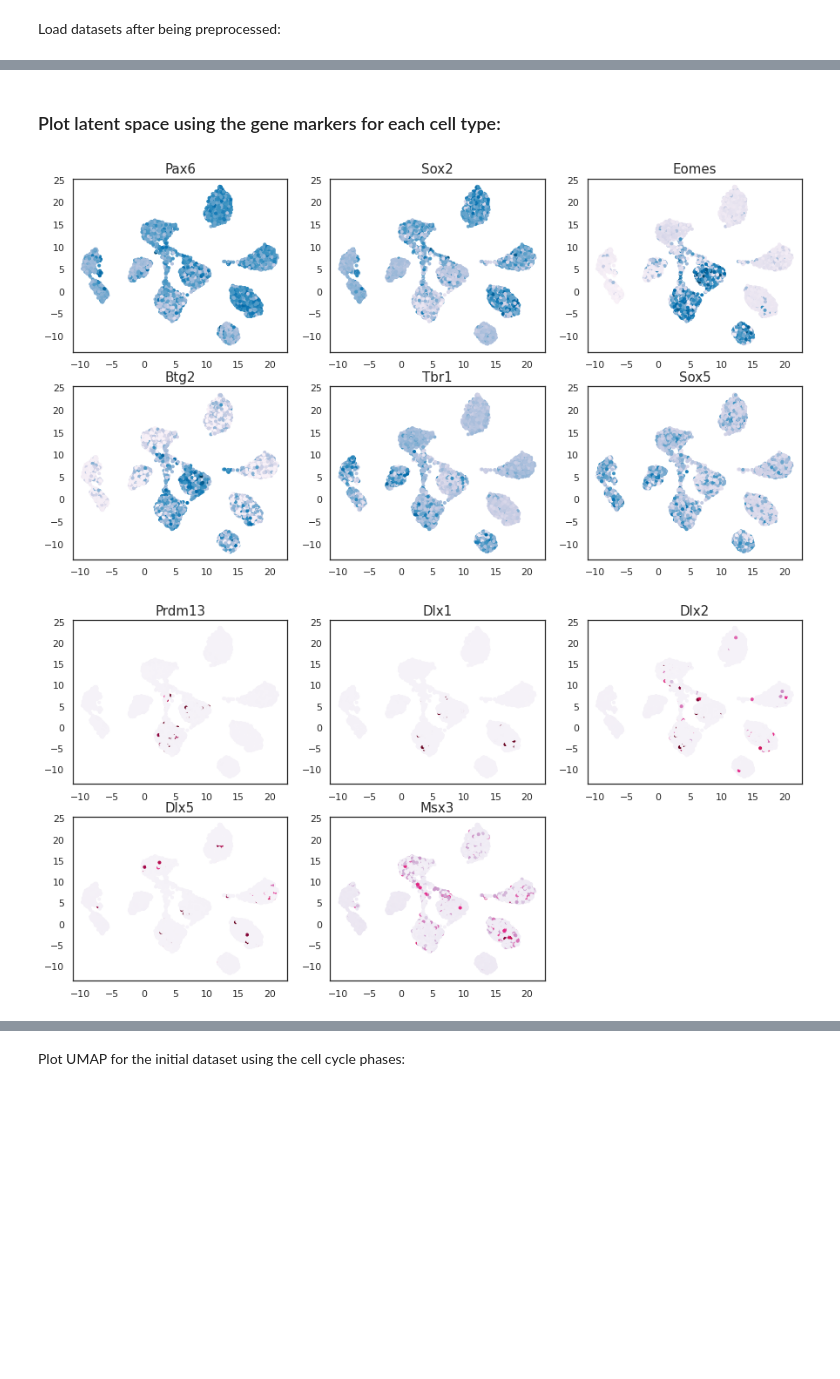
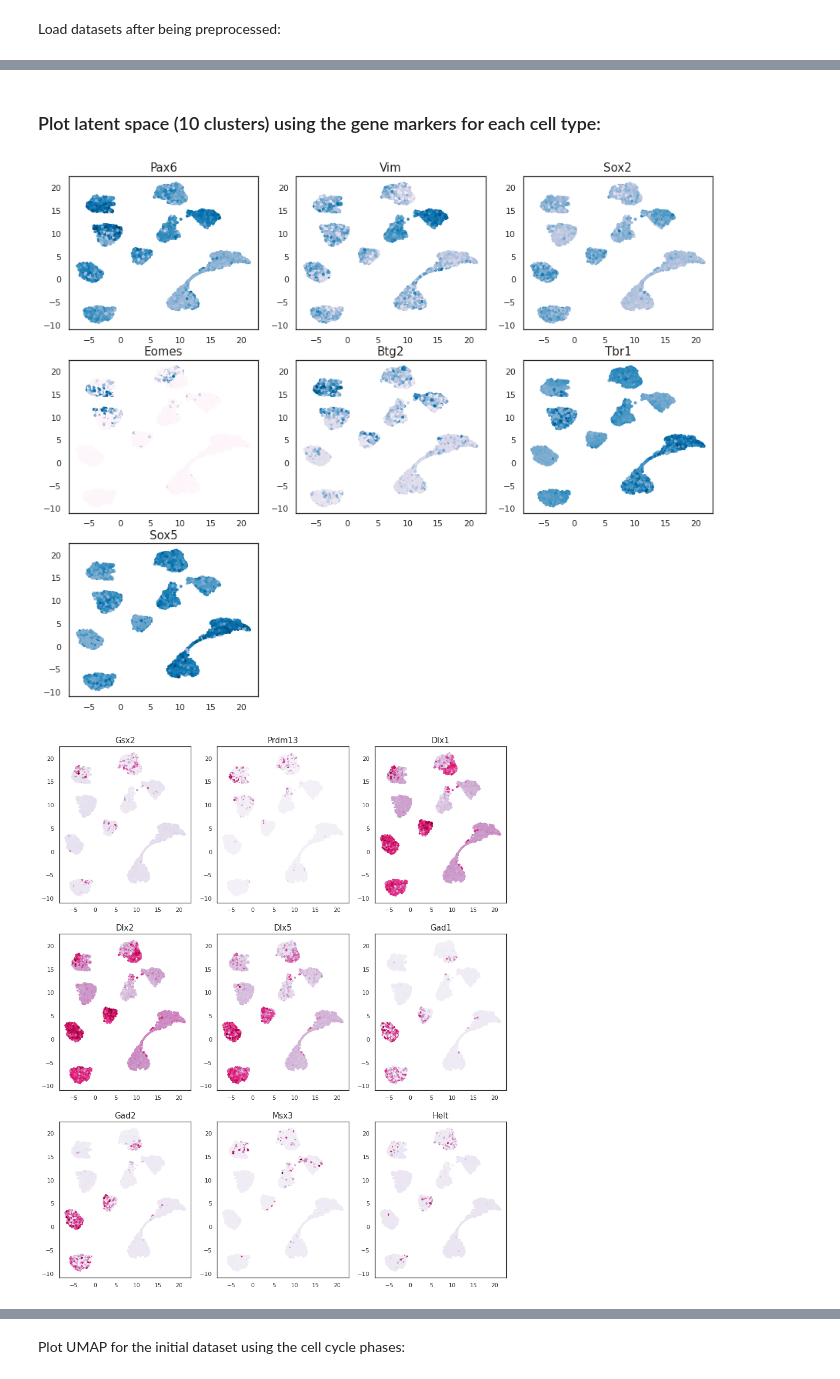
Before and after one commit to marinapts/dissertation_single_cell, a Jupyter notebook: scDeepCluster/latent_space.ipynb, the cells around one changed output, grey strips where cells are left out. Saved outputs shown, nothing was run; the diff lists cells and outputs as text; code cells hidden in the pictures; blank space fills up the shorter version.

```diff
--- a/scDeepCluster/latent_space.ipynb
+++ b/scDeepCluster/latent_space.ipynb
@@ -22,7 +22,8 @@ label2num = {
     'Neural progenitors': 1,
     'Intermediate progenitors': 2,
     'Post-mitotic neurons': 3,
-    'Ectopic cells': 4
+    'Ectopic cells': 4,
+    'Unknown': 5
 }
 
 num2label = {v: k for k, v in label2num.items()}  # reverse mapping
@@ -65,0 +47,3 @@ Intermediate progenitors 255
+# %%
+dataset = 'E14_hom'
+adata, labels, bottleneck_10 = get_all_data(dataset)
@@ -114,7 +104,7 @@ def plot_umap_for_markers(embedding, orig_data, labels, n_neighbors=5, min_dist=
                           metric='euclidean', title='', cmap='tab10', show_legend=True):
 
     len_labels = len(labels)
-    fig_size = (15, 30) if len_labels < 10 else (15, 45)
+    fig_size = (15, 30) if len_labels < 10 else (15, 70)
     fig = plt.figure(figsize=fig_size)
 
     # Create subplots
@@ -206,0 +156,8 @@ draw_umap(E13_bottleneck, E13_annotations, embedding=E13_bottleneck_embedding,
+# %%
+bottleneck_embedding = fit_umap(bottleneck_10, n_neighbors=15, min_dist=0.7)
+draw_umap(bottleneck_10, annotations, embedding=bottleneck_embedding,
+          n_neighbors=15, min_dist=0.9, title=dataset+' - latent space with cellassign annotations')
+
+leiden_annotations = adata.obs['leiden_annotations'].map(label2num).tolist()
+draw_umap(bottleneck_10, leiden_annotations, embedding=bottleneck_embedding,
+          n_neighbors=15, min_dist=0.9, title=dataset+' - latent space with DE manual annotations')
@@ -207,8 +188,8 @@ draw_umap(E13_bottleneck, E13_annotations, embedding=E13_bottleneck_embedding,
 # %% [markdown]
-### Plot latent space using the gene markers for each cell type:
+### Plot latent space (10 clusters) using the gene markers for each cell type:
 # %%
-plot_umap_for_markers(E13_bottleneck_embedding, E13, main_cell_types, cmap='PuBu')
-plot_umap_for_markers(E13_bottleneck_embedding, E13, marker_genes['ectopic'], cmap='PuRd')
+plot_umap_for_markers(bottleneck_embedding, adata, main_cell_types, cmap='PuBu')
+plot_umap_for_markers(bottleneck_embedding, adata, marker_genes['ectopic'], cmap='PuRd')
 # %% [output]
-[figure, old version]
+[figure, new version]
-[figure, old version]
+[figure, new version]
```
Also changed, not shown: parts of 41 cells of this notebook, 1 other file.
